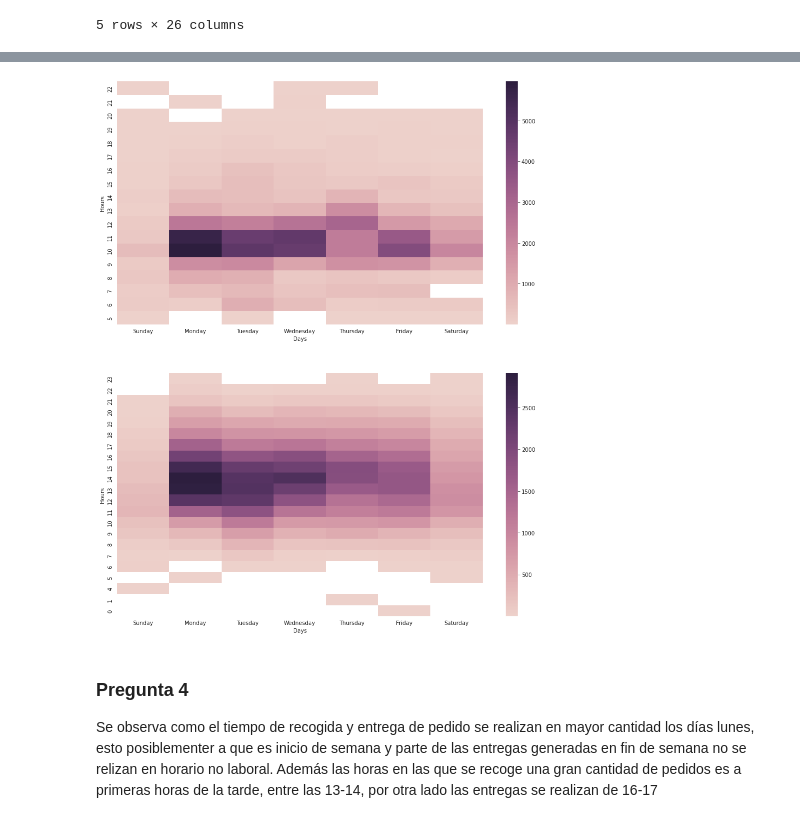
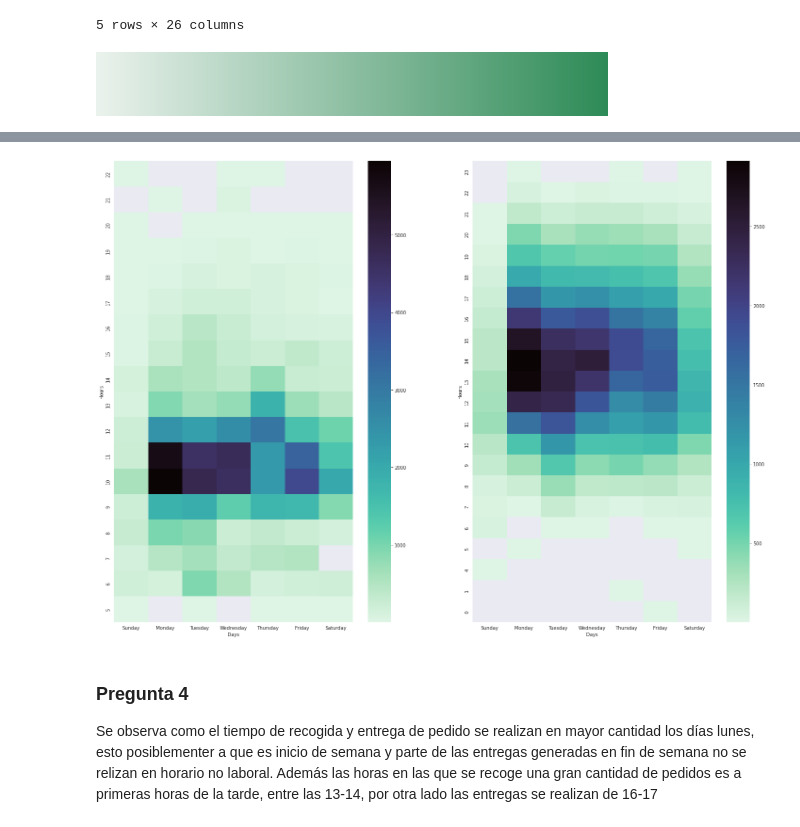
Before and after one commit to AlexVelezLl/ProyectoICD, a Jupyter notebook: notebooks/preguntas_4.ipynb, the cells around one changed output, grey strips where cells are left out. Cells and saved outputs as stored; diff of their text form; code cells hidden in the pictures.

Commit message:
palette

```diff
--- a/notebooks/preguntas_4.ipynb
+++ b/notebooks/preguntas_4.ipynb
@@ -46,11 +46,15 @@ def generate_pivot_table_day(key,df):
 # %%
 t_delivery_arrival_dt=generate_pivot_table_day('delivery_arrival_dt',deliveries)
 t_pickup_effective_dt=generate_pivot_table_day('pickup_effective_dt',deliveries)
+# %%
+sbn.light_palette("seagreen", as_cmap=True)
+# %% [output]
+[figure, added]
 # %%
-sbn.set_style('whitegrid')
-fig,axs= plt.subplots(2,1,figsize=(15,18))
-ax1=sbn.heatmap(t_pickup_effective_dt,ax=axs[0],cmap=sbn.cubehelix_palette(as_cmap=True))
-ax2=sbn.heatmap(t_delivery_arrival_dt,ax=axs[1],cmap=sbn.cubehelix_palette(as_cmap=True))
+sbn.set_style('darkgrid')
+fig,axs= plt.subplots(1,2,figsize=(25,18))
+ax1=sbn.heatmap(t_pickup_effective_dt,ax=axs[0],cmap=sbn.color_palette("mako_r", as_cmap=True))
+ax2=sbn.heatmap(t_delivery_arrival_dt,ax=axs[1],cmap=sbn.color_palette("mako_r", as_cmap=True))
 ax1.set_ylabel('Hours')
 ax2.set_ylabel('Hours')
 ax1.set_xlabel('Days')
@@ -60,4 +64,4 @@ Text(0.5, 141.00000000000014, 'Days')
-[figure, old version]
+[figure, new version]
 # %% [markdown]
 ### Pregunta 4
 
```
Also changed, not shown: parts of 2 cells of this notebook.
